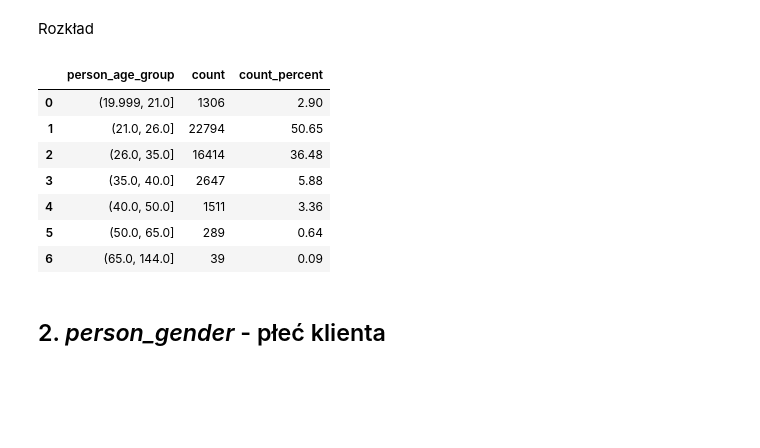
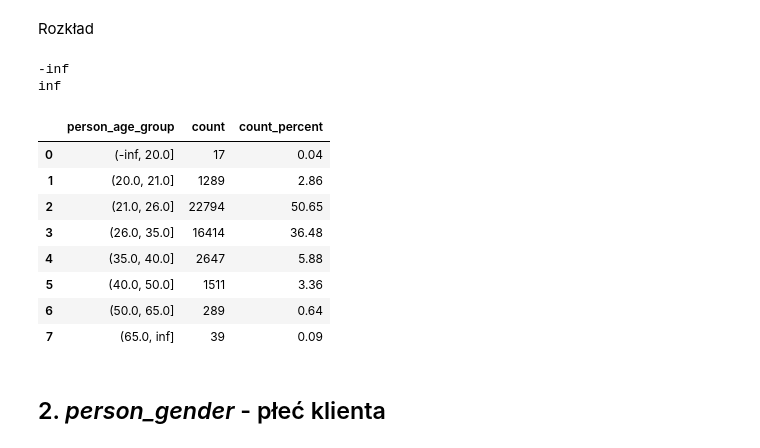
Before and after one commit to EmD4blju/loan_assistant, a Jupyter notebook: neural_core/analysis_01.ipynb, the cells around one changed output. Cells and saved outputs as stored; diff of their text form; code cells hidden in the pictures; blank space fills up the shorter version.

```diff
--- a/neural_core/analysis_01.ipynb
+++ b/neural_core/analysis_01.ipynb
@@ -53,8 +52,10 @@ def get_value_count_distribution(df, distribution_lvls):
     index_name = df_v_counts.index.name
     index_group_name = index_name + '_group'
 
-    df_min = int(df_v_counts.index.min())
-    df_max = int(df_v_counts.index.max())
+    df_min = (-1) * np.inf#= int(df_v_counts.index.min())
+    df_max = np.inf #= int(df_v_counts.index.max())
+    print(df_min)
+    print(df_max)
 
     bins = [df_min] + distribution_lvls + [df_max]
 
@@ -95,17 +96,20 @@ display(df_p_age.sort_values('person_age'))
 # %% [markdown]
 Rozkład
 # %%
-df_p_age_dist = get_value_count_distribution(df['person_age'], [21,26,35,40,50,65])
+df_p_age_dist = get_value_count_distribution(df['person_age'], [20, 21,26,35,40,50,65])
 display(df_p_age_dist)
 # %% [output]
+-inf
+inf
 |  | person_age_group | count | count_percent |
-| 0 | (19.999, 21.0] | 1306 | 2.90 |
-| 1 | (21.0, 26.0] | 22794 | 50.65 |
-| 2 | (26.0, 35.0] | 16414 | 36.48 |
-| 3 | (35.0, 40.0] | 2647 | 5.88 |
-| 4 | (40.0, 50.0] | 1511 | 3.36 |
-| 5 | (50.0, 65.0] | 289 | 0.64 |
-| 6 | (65.0, 144.0] | 39 | 0.09 |
+| 0 | (-inf, 20.0] | 17 | 0.04 |
+| 1 | (20.0, 21.0] | 1289 | 2.86 |
+| 2 | (21.0, 26.0] | 22794 | 50.65 |
+| 3 | (26.0, 35.0] | 16414 | 36.48 |
+| 4 | (35.0, 40.0] | 2647 | 5.88 |
+| 5 | (40.0, 50.0] | 1511 | 3.36 |
+| 6 | (50.0, 65.0] | 289 | 0.64 |
+| 7 | (65.0, inf] | 39 | 0.09 |
 # %% [markdown]
 ## 2. _person_gender_ - płeć klienta
 # %%
```
Also changed, not shown: parts of 5 cells of this notebook.
